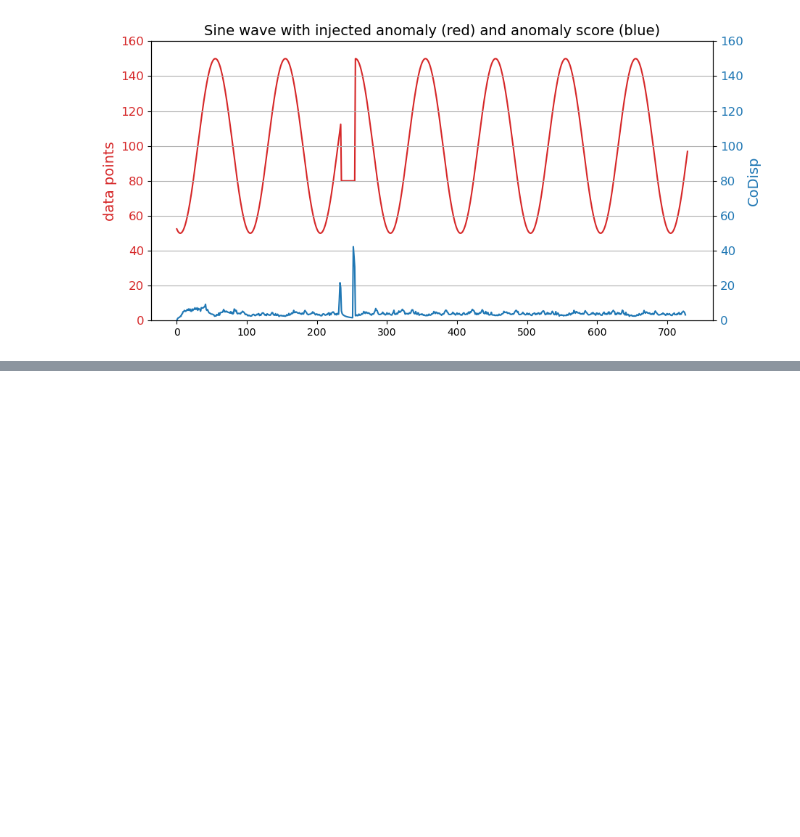
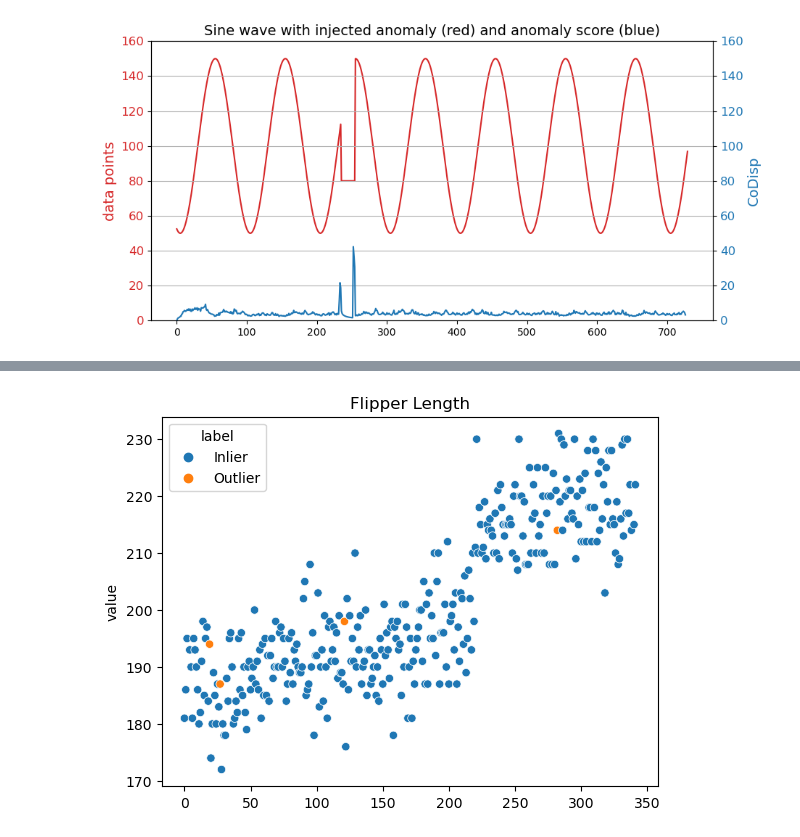
Before and after one commit to mathisloevenich/AML, a Jupyter notebook: Ex5.RobustRandomCutForest.ipynb, the cells around one changed output, grey strips where cells are left out. Cells and saved outputs as stored; diff of their text form; code cells hidden in the pictures; blank space fills up the shorter version.

```diff
--- a/Ex5.RobustRandomCutForest.ipynb
+++ b/Ex5.RobustRandomCutForest.ipynb
@@ -305,0 +294,2 @@ plt.show()
+# %%
+penguins = sns.load_dataset("penguins")
@@ -305,0 +311,24 @@ plt.show()
+# %%
+def get_avg_codisp(data, num_trees=100, tree_size=256):
+
+    forest = get_forest(data, num_trees, tree_size)
+    n = len(data)
+
+    # Compute average CoDisp
+    avg_codisp = pd.Series(0.0, index=np.arange(n))
+    index = np.zeros(n)
+    for tree in forest:
+        codisp = pd.Series({leaf : tree.codisp(leaf) for leaf in tree.leaves})
+        avg_codisp[codisp.index] += codisp
+        np.add.at(index, codisp.index.values, 1)
+    avg_codisp /= index
+
+    return avg_codisp
+# %%
+data = np.array(heights_and_weights.height).reshape(-1,1)
+avg_codisp = get_avg_codisp(data, tree_size=4000)
+
+# for the inlier points:
+print("AVG_codisp[inlier points]=",round(avg_codisp[:-10].mean(),2))
+# for the outlier points:
+print("AVG_codisp[outlier points]=",round(avg_codisp[-10:].mean(),2))
@@ -305,0 +361,21 @@ plt.show()
+# %%
+def show_rrcf(data, title):
+
+    avg_codisp = get_avg_codisp(np.array(data).reshape(-1,1))
+
+    outlier_labels = avg_codisp > avg_codisp.quantile(0.99)
+    # outlier_labels = avg_codisp > abs(3*data.std())
+    # visalize both: anomaly_score and outlier
+
+    outlier_labels = outlier_labels.rename("outlier").replace(
+    {True: "Outlier", False: "Inlier"})
+
+    new_data = pd.concat(
+        [data.rename("value"), outlier_labels.rename("label")], axis=1
+    )
+
+    sns.scatterplot(data=new_data, x=new_data.index, y="value", hue="label").set_title(title)
+# %%
+show_rrcf(penguins.flipper_length_mm.dropna(), "Flipper Length")
+# %% [output]
+[figure, added]
```
Also changed, not shown: parts of 21 cells of this notebook, 4 other files.
